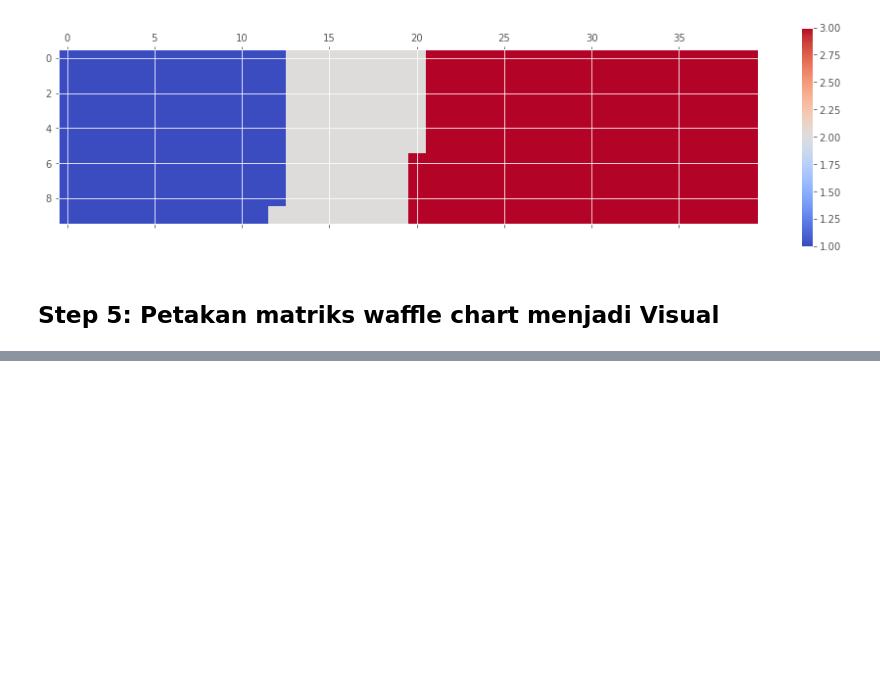
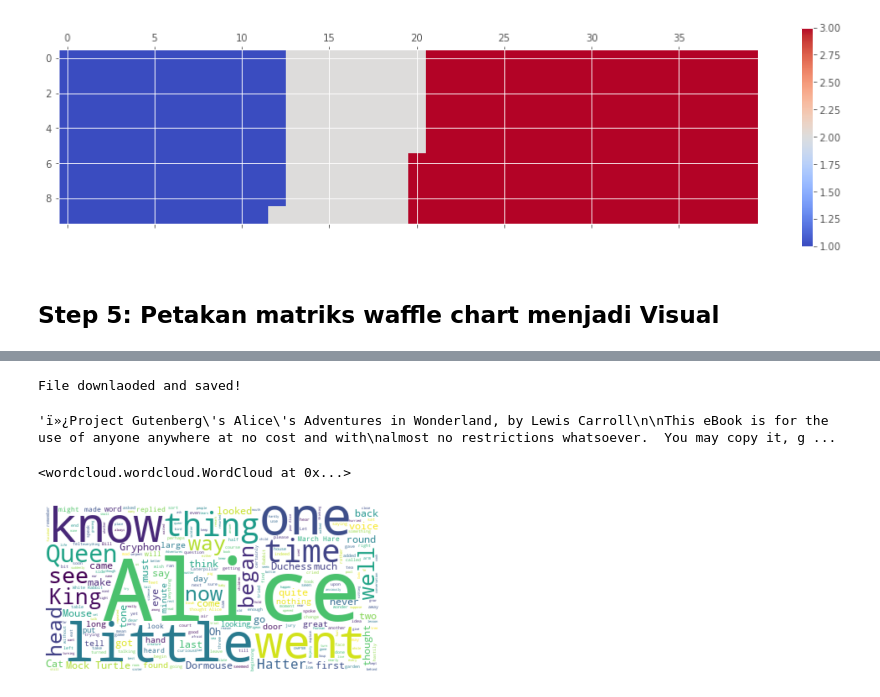
Before and after one commit to elizabethbellars/Hacktiv8, a Jupyter notebook: Sesi_8/Sesi8.ipynb, the cells around one changed output, grey strips where cells are left out. Cells and saved outputs as stored; diff of their text form; code cells hidden in the pictures; blank space fills up the shorter version.

```diff
--- a/Sesi_8/Sesi8.ipynb
+++ b/Sesi_8/Sesi8.ipynb
@@ -351,0 +404,33 @@ x = map(myfunc)
+# %%
+alice_novel = open('alice_novel.txt', 'r').read()
+
+print('File downlaoded and saved!')
+# %% [output]
+File downlaoded and saved!
+# %%
+alice_novel
+# %% [output]
+'ï»¿Project Gutenberg\'s Alice\'s Adventures in Wonderland, by Lewis Carroll\n\nThis eBook is for the use of anyone anywhere at no cost and with\nalmost no restrictions whatsoever.  You may copy it, g ...
+# %%
+# Menggunakan stopwords dari word_cloud
+
+stopwords = set(STOPWORDS)
+# %%
+# Instantiate a word cloud object
+
+alice_wc = WordCloud(
+    background_color='white',
+    max_words=2000,
+    stopwords=stopwords
+)
+
+# Generate the word cloud
+alice_wc.generate(alice_novel)
+# %% [output]
+<wordcloud.wordcloud.WordCloud at 0x...>
+# %%
+plt.imshow(alice_wc, interpolation='bilinear')
+plt.axis('off')
+plt.show()
+# %% [output]
+[figure, added]
```
Also changed, not shown: parts of 78 cells of this notebook.
